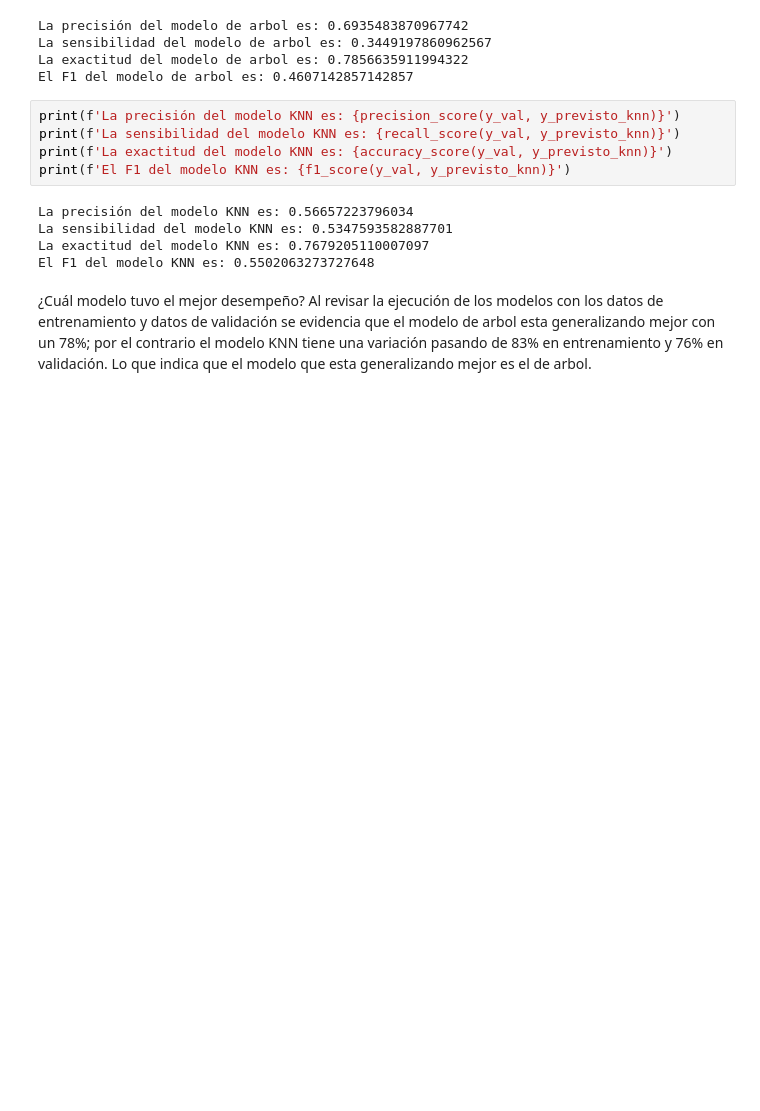
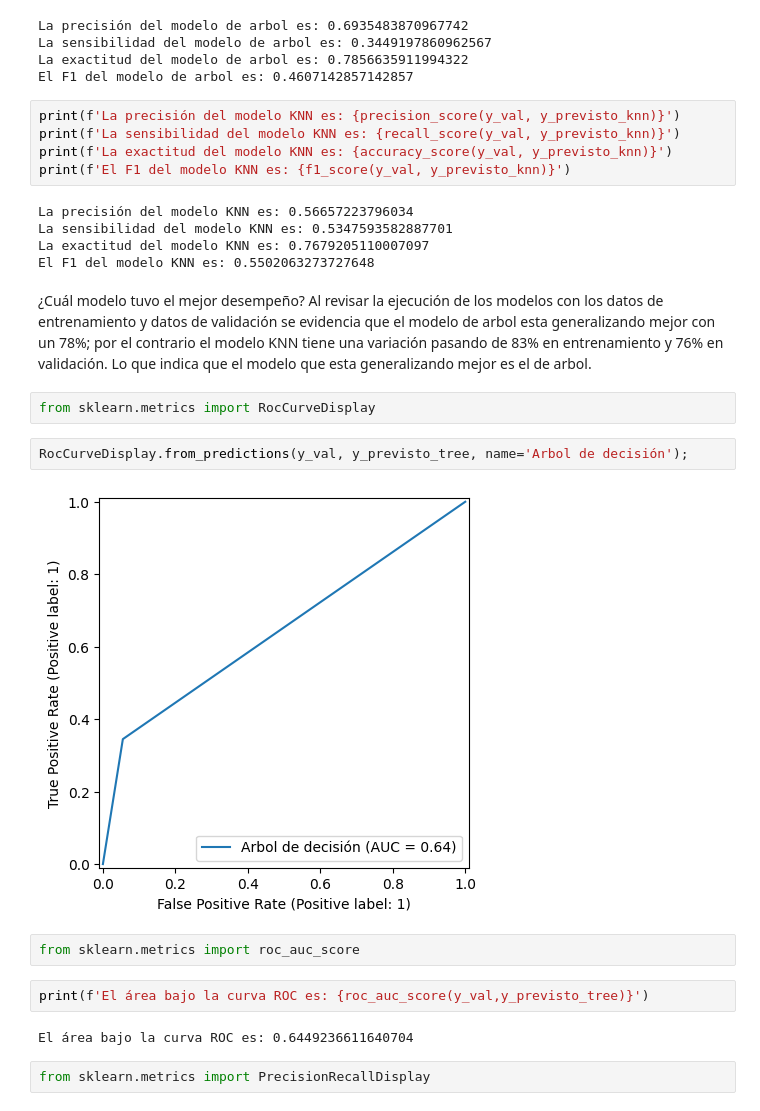
Before and after one commit to Karl-Sancho/challenge3-data-science-LATAM, a Jupyter notebook: TelecomX_LATAM_Parte_2.ipynb, the cells around one changed output. Saved outputs shown, nothing was run; the diff lists cells and outputs as text; blank space fills up the shorter version.

```diff
--- a/TelecomX_LATAM_Parte_2.ipynb
+++ b/TelecomX_LATAM_Parte_2.ipynb
@@ -461,3 +461,17 @@ El F1 del modelo KNN es: 0.5502063273727648
 # %% [markdown]
 ¿Cuál modelo tuvo el mejor desempeño?
 Al revisar la ejecución de los modelos con los datos de entrenamiento y datos de validación se evidencia que el modelo de arbol esta generalizando mejor con un 78%; por el contrario el modelo KNN tiene una variación pasando de 83% en entrenamiento y 76% en validación. Lo que indica que el modelo que esta generalizando mejor es el de arbol.
+# %%
+from sklearn.metrics import RocCurveDisplay
+# %%
+RocCurveDisplay.from_predictions(y_val, y_previsto_tree, name='Arbol de decisión');
+# %% [output]
+[figure, added]
+# %%
+from sklearn.metrics import roc_auc_score
+# %%
+print(f'El área bajo la curva ROC es: {roc_auc_score(y_val,y_previsto_tree)}')
+# %% [output]
+El área bajo la curva ROC es: 0.6449236611640704
+# %%
+from sklearn.metrics import PrecisionRecallDisplay
```
Also changed, not shown: parts of 7 cells of this notebook.
